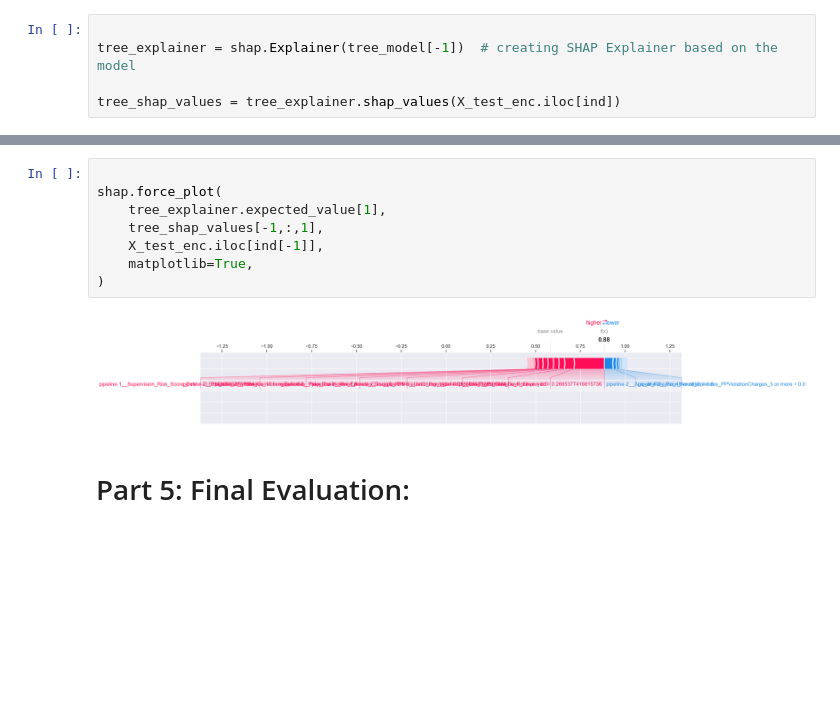
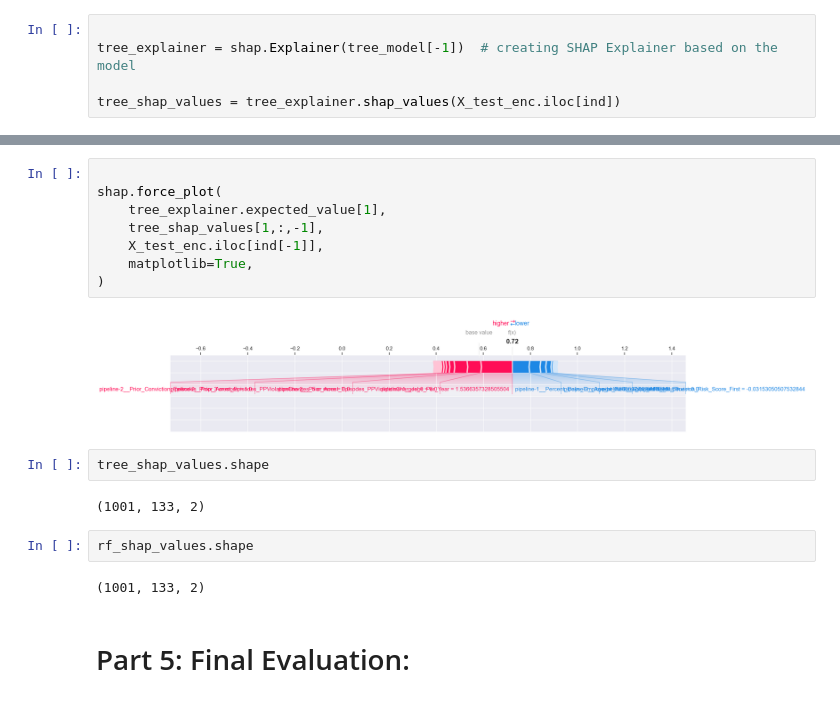
Before and after one commit to wsl0917/DSCI430_module2_assignment, a Jupyter notebook: Module 3 assignment-1.ipynb, the cells around one changed output, grey strips where cells are left out. Saved outputs shown, nothing was run; the diff lists cells and outputs as text; blank space fills up the shorter version.

```diff
--- a/Module 3 assignment-1.ipynb
+++ b/Module 3 assignment-1.ipynb
@@ -840,13 +882,21 @@ tree_shap_values = tree_explainer.shap_values(X_test_enc.iloc[ind])
 # %%
 
 shap.force_plot(
     tree_explainer.expected_value[1],
-    tree_shap_values[-1,:,1],
+    tree_shap_values[1,:,-1],
     X_test_enc.iloc[ind[-1]],
     matplotlib=True,
 )
 # %% [output]
-[figure, old version]
+[figure, new version]
+# %%
+tree_shap_values.shape
+# %% [output]
+(1001, 133, 2)
+# %%
+rf_shap_values.shape
+# %% [output]
+(1001, 133, 2)
 # %% [markdown]
 # Part 5: Final Evaluation:
 # %% [markdown]
```
Also changed, not shown: parts of 2 cells of this notebook.
